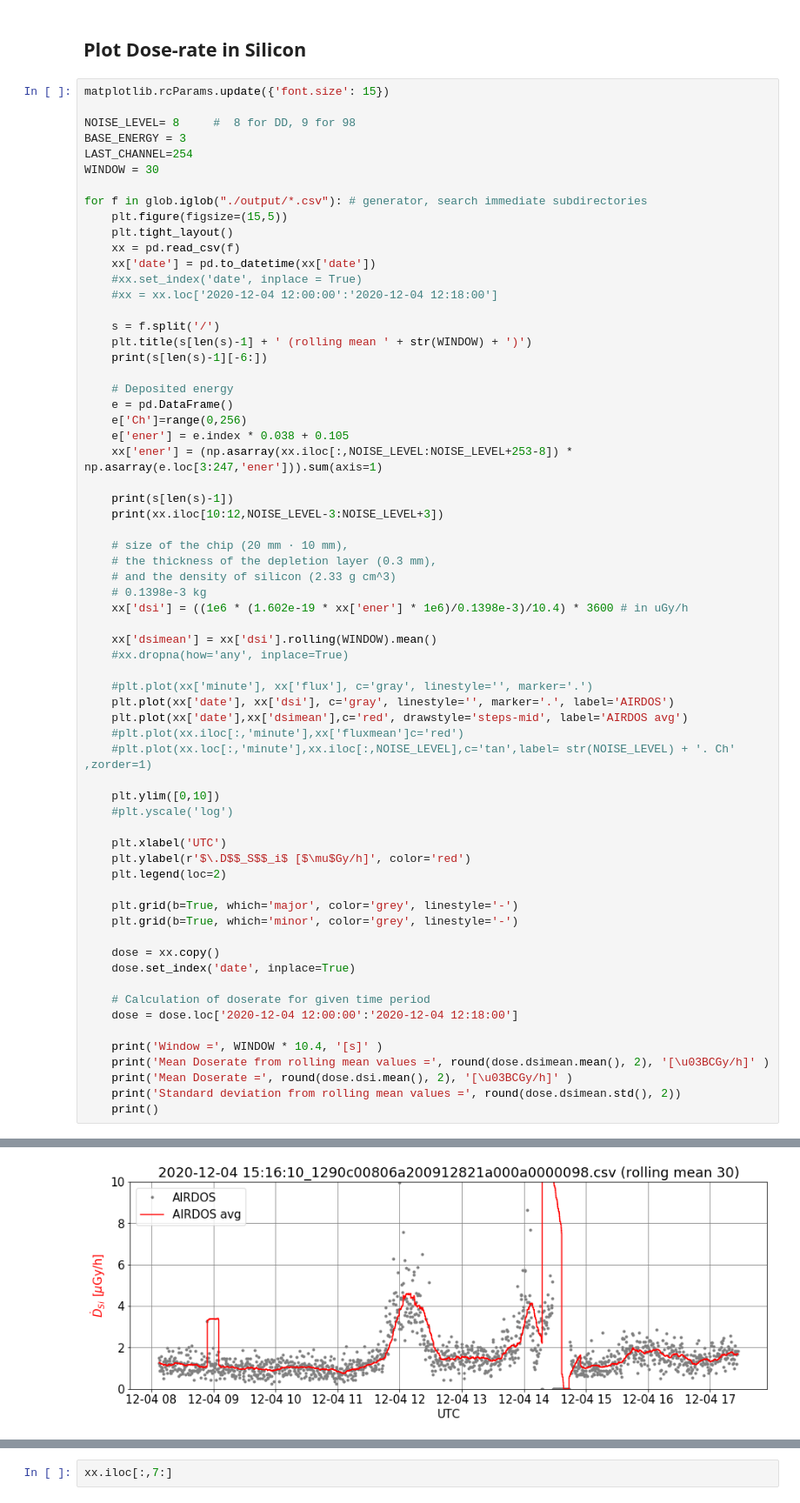
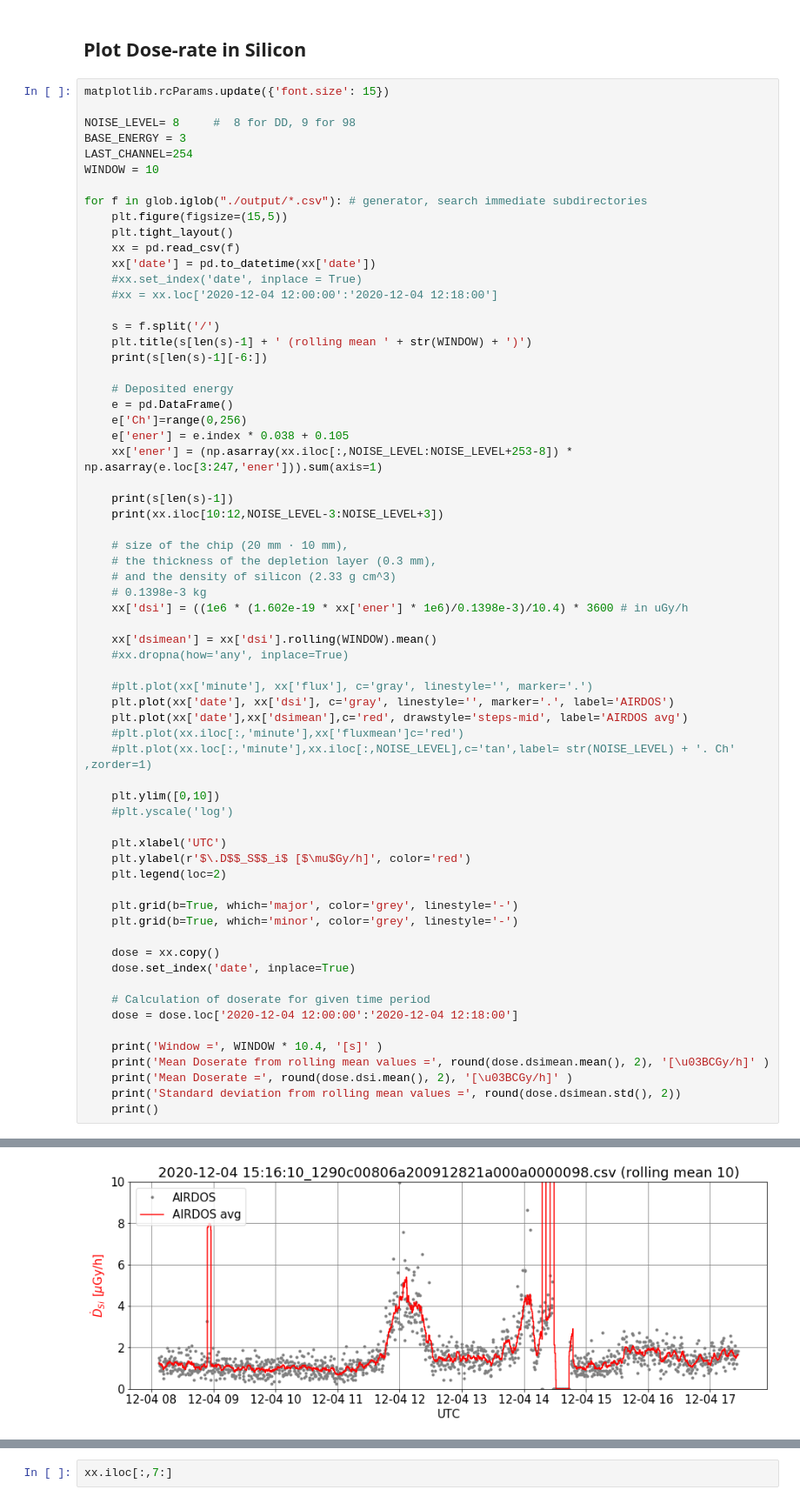
Before and after one commit to ODZ-UJF-AV-CR/AIRDOSG-parser, a Jupyter notebook: AIRDOS-G.ipynb, the cells around one changed output, grey strips where cells are left out. Shown at 87% size. Saved outputs shown, nothing was run; the diff lists cells and outputs as text.

```diff
--- a/AIRDOS-G.ipynb
+++ b/AIRDOS-G.ipynb
@@ -342,7 +342,7 @@ matplotlib.rcParams.update({'font.size': 15})
 NOISE_LEVEL= 8     #  8 for DD, 9 for 98
 BASE_ENERGY = 3
 LAST_CHANNEL=254
-WINDOW = 30
+WINDOW = 10
 
 for f in glob.iglob("./output/*.csv"): # generator, search immediate subdirectories
     plt.figure(figsize=(15,5))
@@ -425,2 +425,2 @@ Standard deviation from rolling mean values = 0.26
-[figure, old version]
+[figure, new version]
 # %% [markdown]
```
Also changed, not shown: parts of 2 cells of this notebook, 1 other file.
